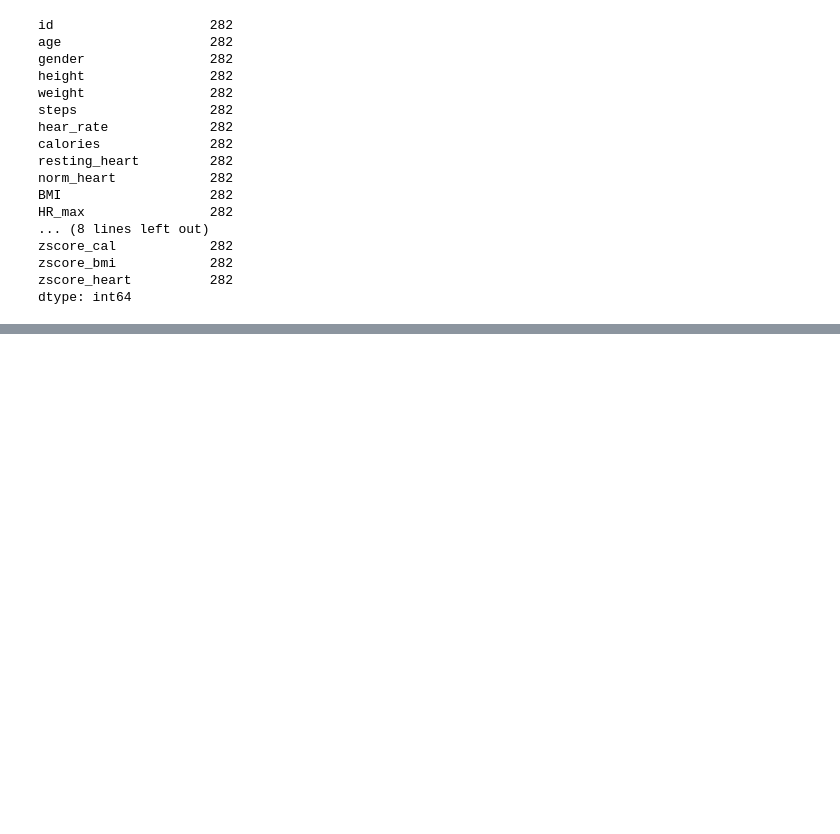
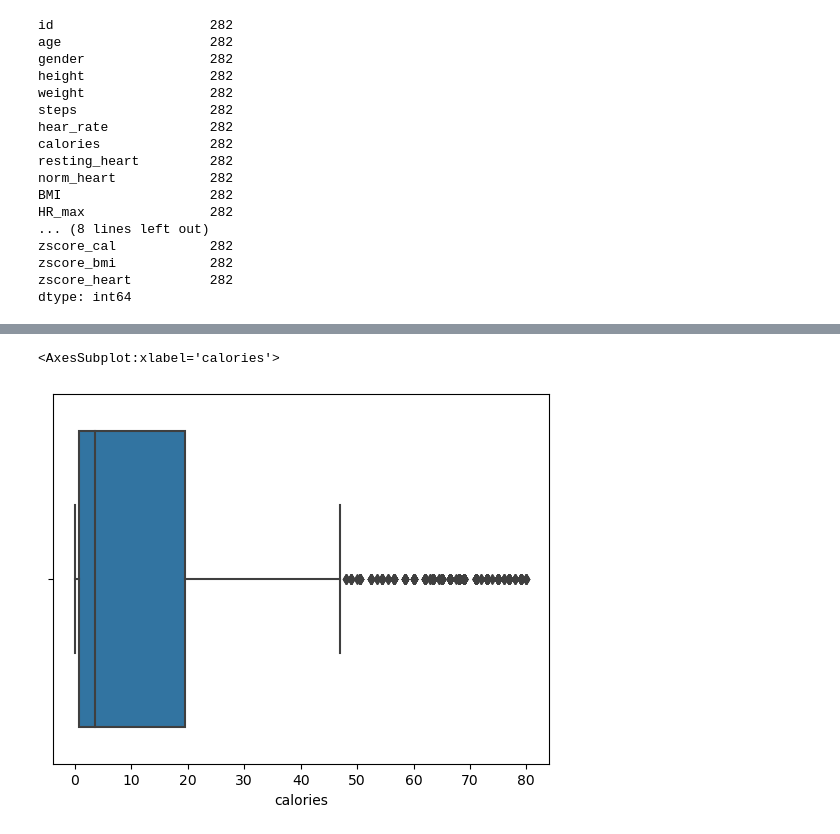
Before and after one commit to FayizUmar/Fatigue-Detection-Model, a Jupyter notebook: Fatigue_model.ipynb, the cells around one changed output, grey strips where cells are left out. Saved outputs shown, nothing was run; the diff lists cells and outputs as text; code cells hidden in the pictures; blank space fills up the shorter version.

```diff
--- a/Fatigue_model.ipynb
+++ b/Fatigue_model.ipynb
@@ -951,0 +952,3 @@ final.to_excel('finalone.xlsx', index=False)
+# %%
+final2 = pd.read_excel("finalone.xlsx")
+max_threshold = final2['calories'].quantile(0.95)
@@ -951,0 +981,3 @@ final.to_excel('finalone.xlsx', index=False)
+# %%
+final2 = final2[~(final2['calories'] > max_threshold)]
+#removing outliers
@@ -951,0 +1020,6 @@ final.to_excel('finalone.xlsx', index=False)
+# %%
+#checking calories outlier after removal
+sb.boxplot(x=final3.calories)
+# %% [output]
+<AxesSubplot:xlabel='calories'>
+[figure, added]
```
Also changed, not shown: parts of 23 cells of this notebook.
